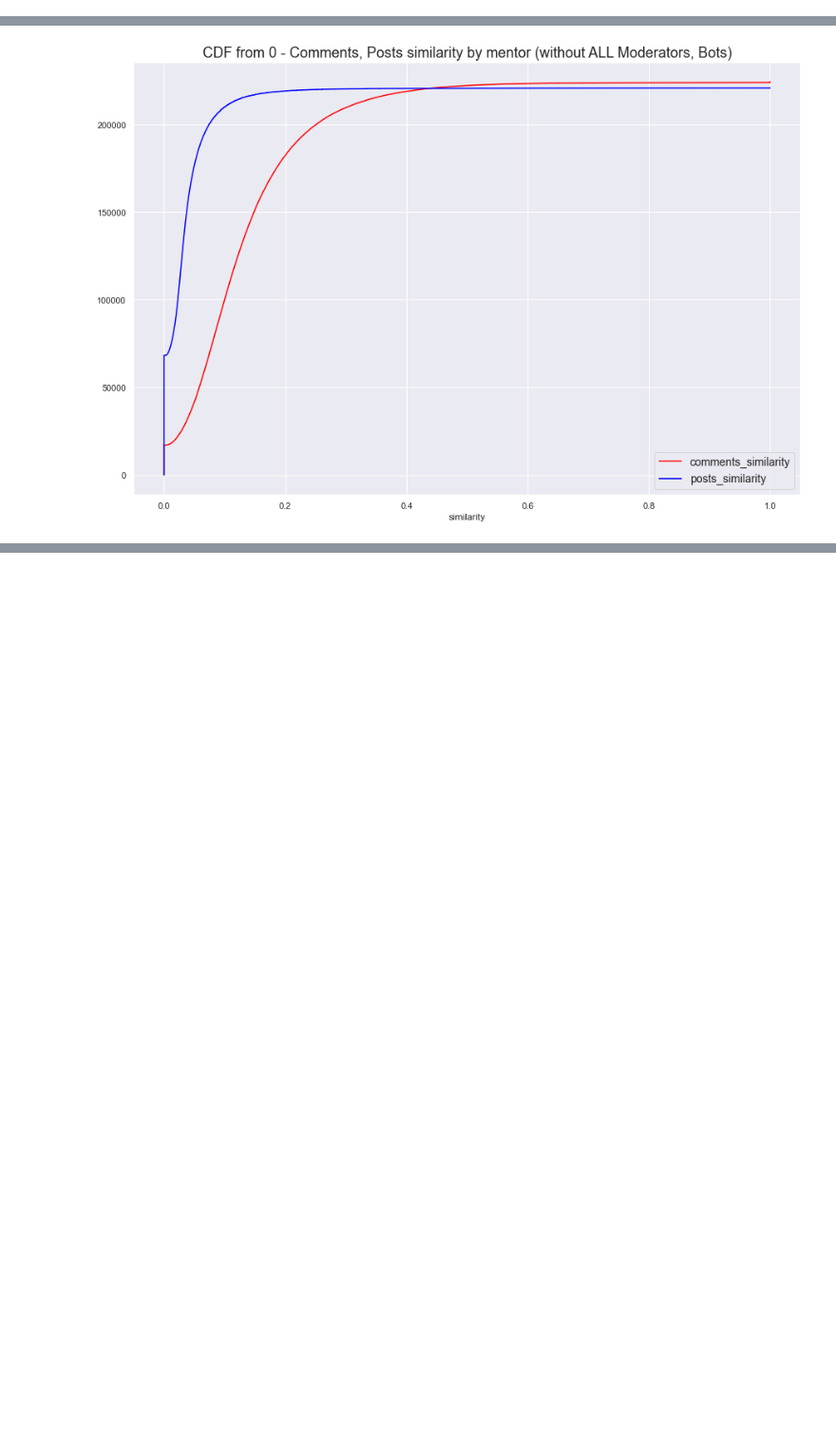
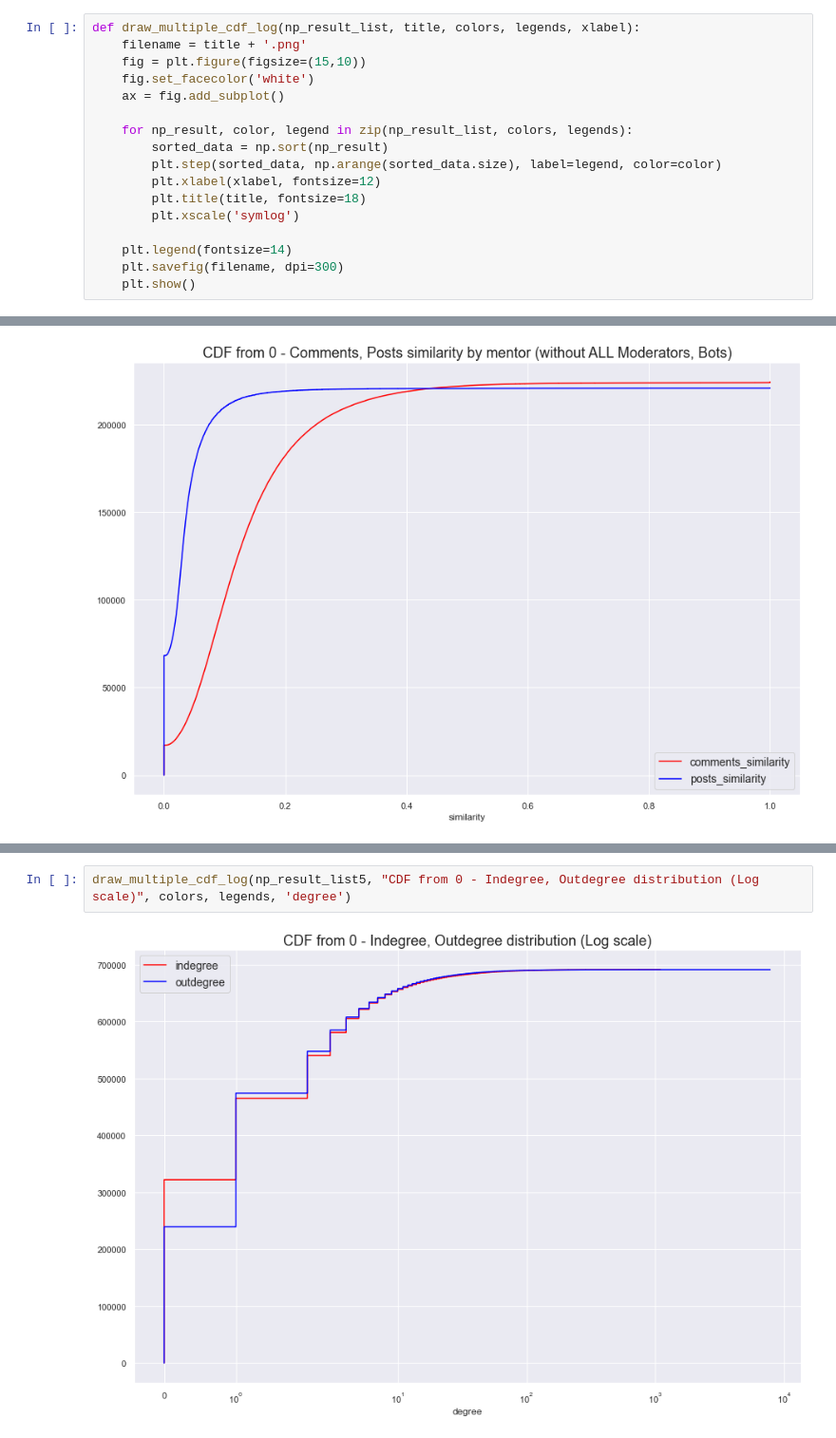
Before and after one commit to tr0up2r/plotting-and-graph-analysis, a Jupyter notebook: cdf_from_zero.ipynb, the cells around one changed output, grey strips where cells are left out. Shown: that part at 95% size. Drawn from its saved outputs; the diff is of its cells as text; blank space fills up the shorter version.

```diff
--- a/cdf_from_zero.ipynb
+++ b/cdf_from_zero.ipynb
@@ -34,6 +34,23 @@ def draw_multiple_cdf(np_result_list, title, colors, legends, xlabel):
     plt.legend(fontsize=14)
     plt.savefig(filename, dpi=300)
     plt.show()
+# %%
+def draw_multiple_cdf_log(np_result_list, title, colors, legends, xlabel):
+    filename = title + '.png'
+    fig = plt.figure(figsize=(15,10))
+    fig.set_facecolor('white')
+    ax = fig.add_subplot()
+
+    for np_result, color, legend in zip(np_result_list, colors, legends):
+        sorted_data = np.sort(np_result)
+        plt.step(sorted_data, np.arange(sorted_data.size), label=legend, color=color)
+        plt.xlabel(xlabel, fontsize=12)
+        plt.title(title, fontsize=18)
+        plt.xscale('symlog')
+
+    plt.legend(fontsize=14)
+    plt.savefig(filename, dpi=300)
+    plt.show()
 # %%
 def draw_cdf4(np_result):
     sns.set(rc={'figure.figsize':(11.7,8.27)})
@@ -175,0 +221,4 @@ draw_multiple_cdf(np_result_list4, 'CDF from 0 - RANDOM 4 Comments, 4 Posts pair
+# %%
+draw_multiple_cdf_log(np_result_list5, "CDF from 0 - Indegree, Outdegree distribution (Log scale)", colors, legends, 'degree')
+# %% [output]
+[figure, added]
```
Also changed, not shown: parts of 14 cells of this notebook.
